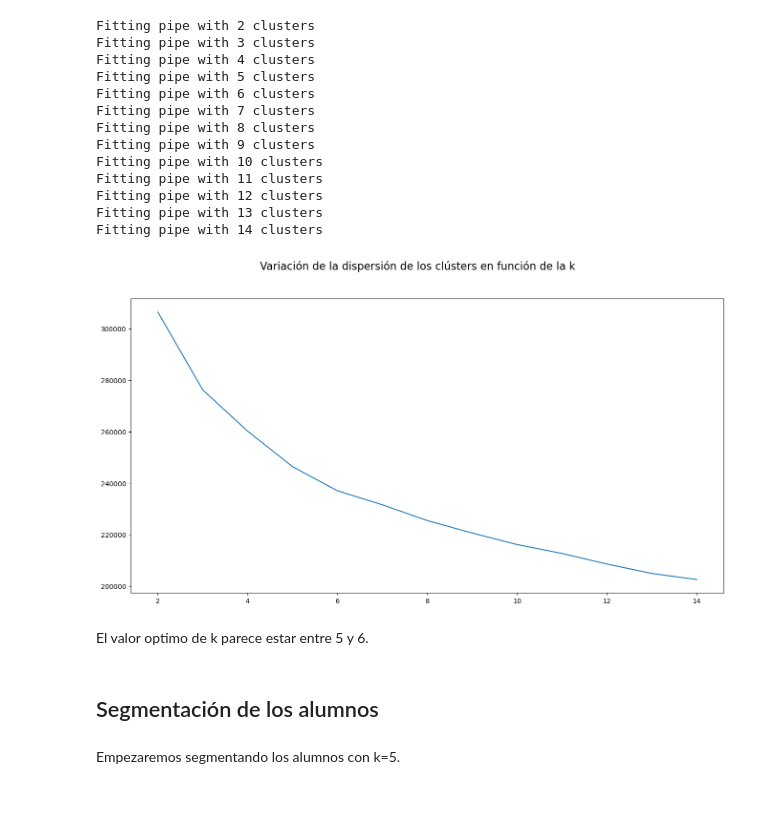
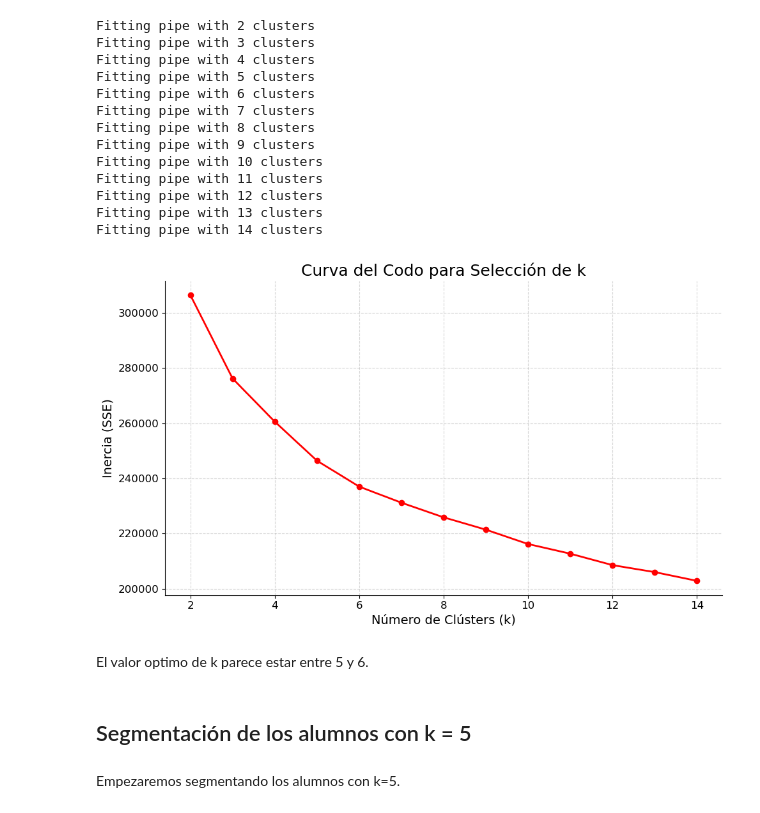
Before and after one commit to sara-fuentes/tfm_pisa_educacion, a Jupyter notebook: clustering_students.ipynb, the cells around one changed output. Cells and saved outputs as stored; diff of their text form; code cells hidden in the pictures.

```diff
--- a/clustering_students.ipynb
+++ b/clustering_students.ipynb
@@ -602,20 +602,40 @@ Fitting pipe with 12 clusters
 Fitting pipe with 13 clusters
 Fitting pipe with 14 clusters
 # %%
-fig = plt.figure(figsize = (16, 8))
-ax = fig.add_subplot()
+import matplotlib.pyplot as plt
 
 x_values = list(sse.keys())
 y_values = list(sse.values())
+k_optima = 4  # Cambia esto si conoces otro valor
 
-ax.plot(x_values, y_values, label = "Inertia/dispersión de los clústers")
-fig.suptitle("Variación de la dispersión de los clústers en función de la k", fontsize = 16);
+fig = plt.figure(figsize=(10, 6))
+ax = fig.add_subplot()
+
+# Línea de la curva del codo
+ax.plot(x_values, y_values, color='red', marker='o', linewidth=2)
+
+# Línea vertical en la k óptima
+# ax.axvline(x=k_optima, color='gray', linestyle='--', linewidth=2)
+#ax.text(k_optima + 0.1, max(y_values)*0.95, f'k óptima = {k_optima}', color='gray', fontsize=12)
+
+# Etiquetas y estilo
+ax.set_title("Curva del Codo para Selección de k", fontsize=18)
+ax.set_xlabel("Número de Clústers (k)", fontsize=14)
+ax.set_ylabel("Inercia (SSE)", fontsize=14)
+
+ax.spines['top'].set_visible(False)
+ax.spines['right'].set_visible(False)
+ax.tick_params(axis='both', labelsize=12)
+
+plt.grid(True, linestyle='--', alpha=0.5)
+plt.tight_layout()
+plt.show()
 # %% [output]
-[figure, old version]
+[figure, new version]
 # %% [markdown]
 El valor optimo de k parece estar entre 5 y 6.
 # %% [markdown]
-## Segmentación de los alumnos
+## Segmentación de los alumnos con k = 5
 # %% [markdown]
 Empezaremos segmentando los alumnos con k=5.
 # %%
```
Also changed, not shown: parts of 9 cells of this notebook, 15 other files.
